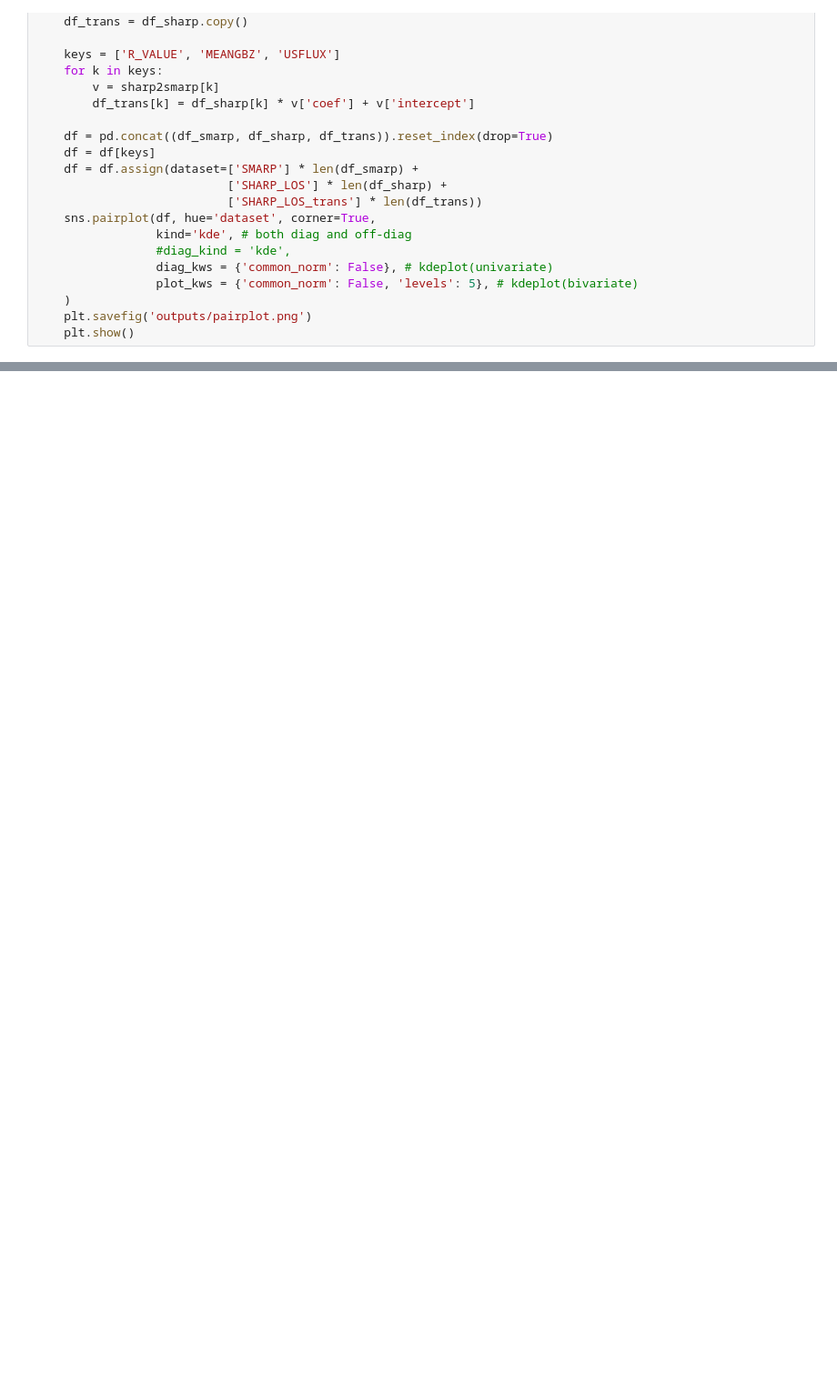
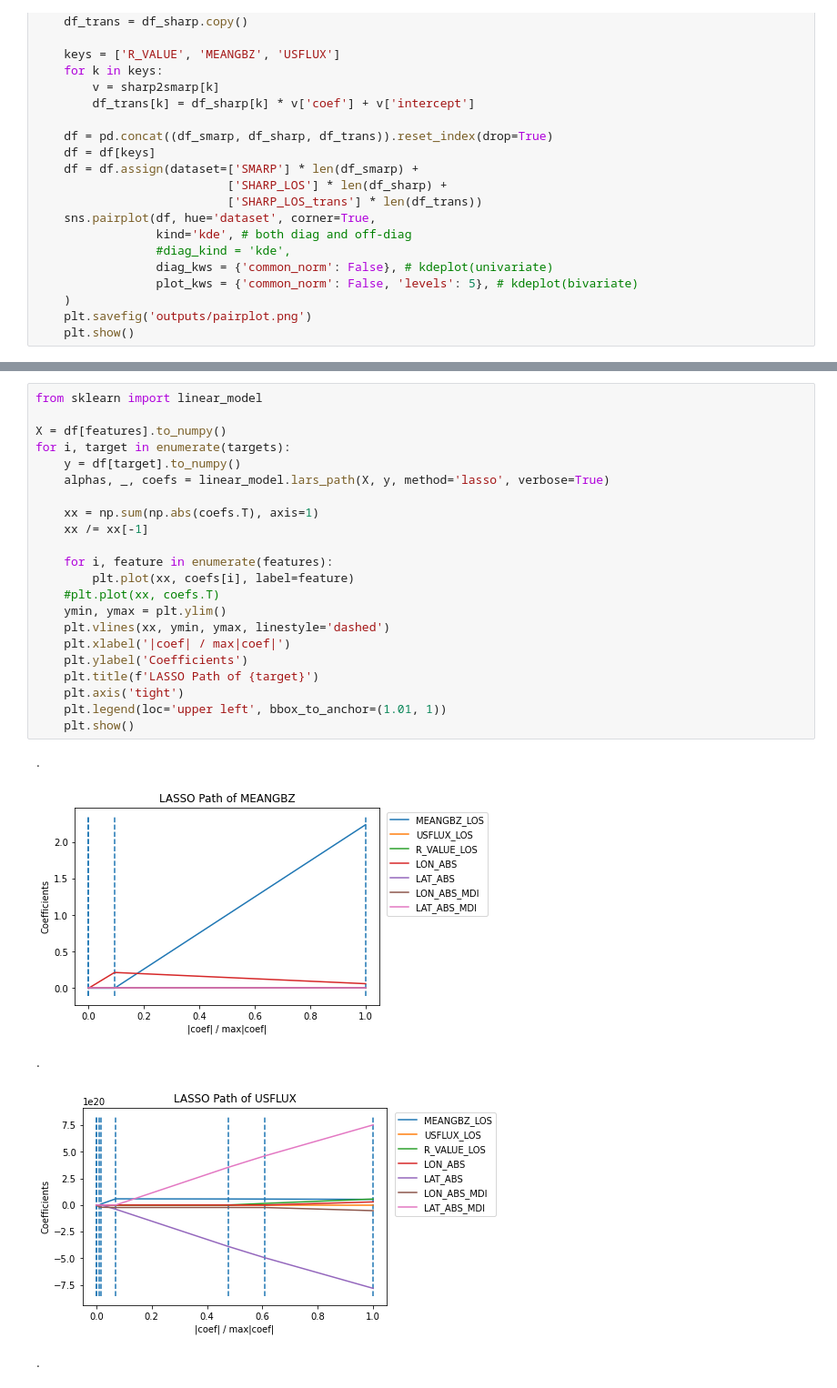
Before and after one commit to ZeyuSun/flare-prediction-smarp, a Jupyter notebook: param_transforms.ipynb, the cells around one changed output, grey strips where cells are left out. Shown at 91% size. Cells and saved outputs as stored; diff of their text form; blank space fills up the shorter version.

```diff
--- a/param_transforms.ipynb
+++ b/param_transforms.ipynb
@@ -217,0 +364,28 @@ draw_pairplot()
+# %%
+from sklearn import linear_model
+
+X = df[features].to_numpy()
+for i, target in enumerate(targets):
+    y = df[target].to_numpy()
+    alphas, _, coefs = linear_model.lars_path(X, y, method='lasso', verbose=True)
+
+    xx = np.sum(np.abs(coefs.T), axis=1)
+    xx /= xx[-1]
+
+    for i, feature in enumerate(features):
+        plt.plot(xx, coefs[i], label=feature)
+    #plt.plot(xx, coefs.T)
+    ymin, ymax = plt.ylim()
+    plt.vlines(xx, ymin, ymax, linestyle='dashed')
+    plt.xlabel('|coef| / max|coef|')
+    plt.ylabel('Coefficients')
+    plt.title(f'LASSO Path of {target}')
+    plt.axis('tight')
+    plt.legend(loc='upper left', bbox_to_anchor=(1.01, 1))
+    plt.show()
+# %% [output]
+.
+[figure, added]
+.
+[figure, added]
+.
```
Also changed, not shown: parts of 15 cells of this notebook.
